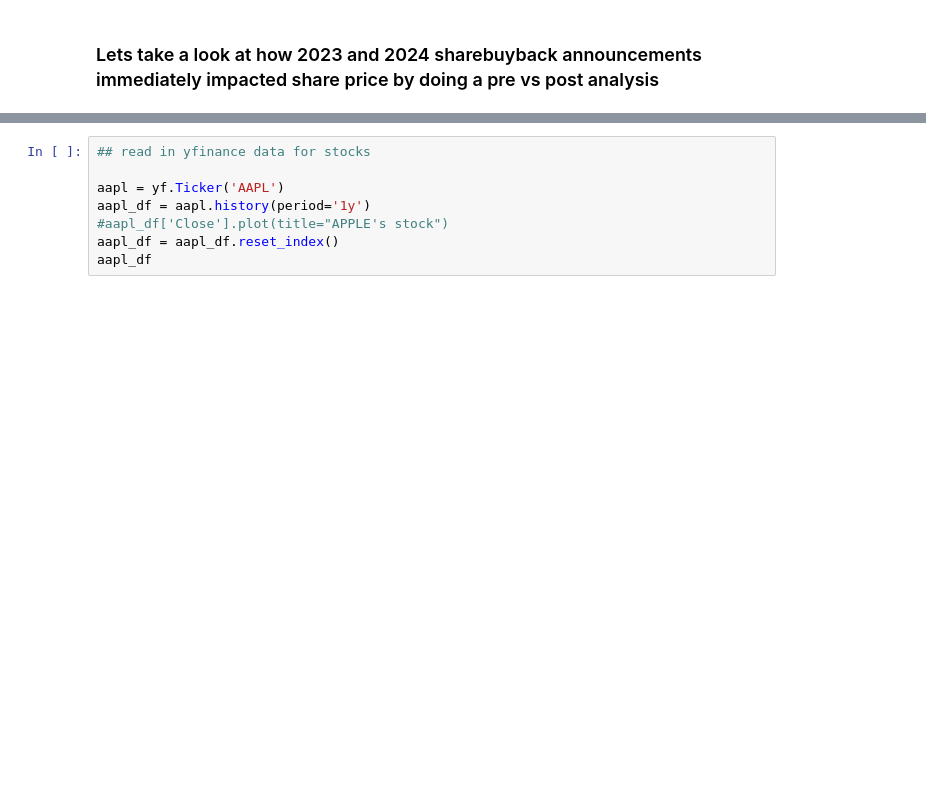
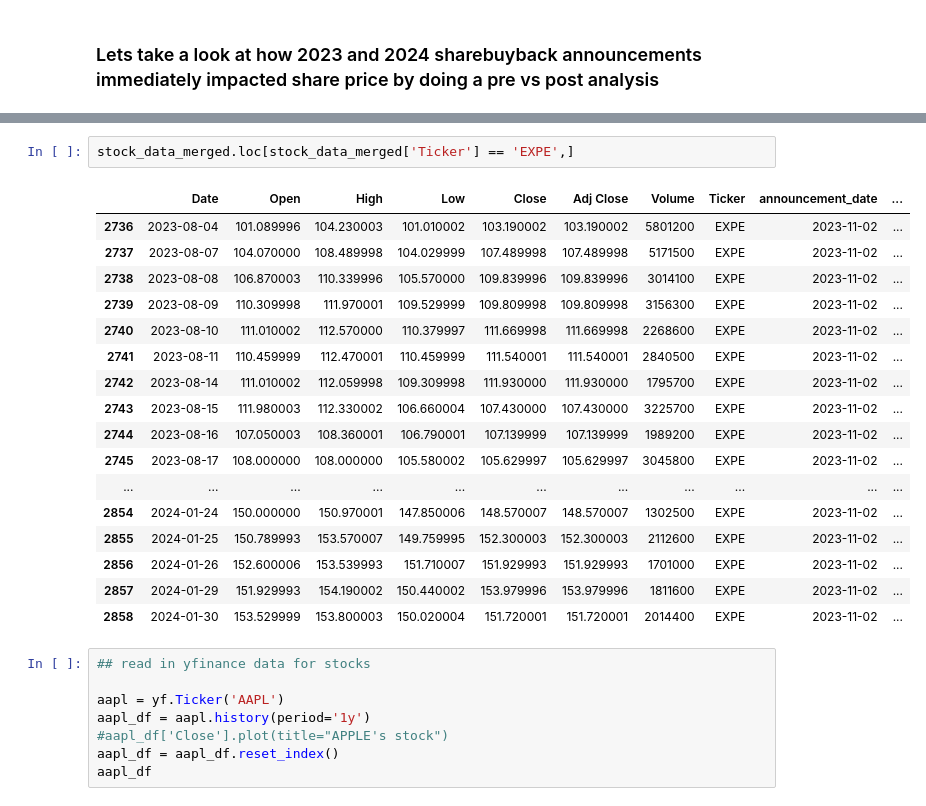
Before and after one commit to sritejachavva/sri_avi_blog_posts, a Jupyter notebook: share_buybacks/Buyback_Analysis.ipynb, the cells around one changed output, grey strips where cells are left out. Saved outputs shown, nothing was run; the diff lists cells and outputs as text; blank space fills up the shorter version.

```diff
--- a/share_buybacks/Buyback_Analysis.ipynb
+++ b/share_buybacks/Buyback_Analysis.ipynb
@@ -200,3 +220,23 @@ fig.show()
+# %%
+stock_data_merged.loc[stock_data_merged['Ticker'] == 'EXPE',]
+# %% [output]
+|  | Date | Open | High | Low | Close | Adj Close | Volume | Ticker | announcement_date | ... |
+| 2736 | 2023-08-04 | 101.089996 | 104.230003 | 101.010002 | 103.190002 | 103.190002 | 5801200 | EXPE | 2023-11-02 | ... |
+| 2737 | 2023-08-07 | 104.070000 | 108.489998 | 104.029999 | 107.489998 | 107.489998 | 5171500 | EXPE | 2023-11-02 | ... |
+| 2738 | 2023-08-08 | 106.870003 | 110.339996 | 105.570000 | 109.839996 | 109.839996 | 3014100 | EXPE | 2023-11-02 | ... |
+| 2739 | 2023-08-09 | 110.309998 | 111.970001 | 109.529999 | 109.809998 | 109.809998 | 3156300 | EXPE | 2023-11-02 | ... |
+| 2740 | 2023-08-10 | 111.010002 | 112.570000 | 110.379997 | 111.669998 | 111.669998 | 2268600 | EXPE | 2023-11-02 | ... |
+| 2741 | 2023-08-11 | 110.459999 | 112.470001 | 110.459999 | 111.540001 | 111.540001 | 2840500 | EXPE | 2023-11-02 | ... |
+| 2742 | 2023-08-14 | 111.010002 | 112.059998 | 109.309998 | 111.930000 | 111.930000 | 1795700 | EXPE | 2023-11-02 | ... |
+| 2743 | 2023-08-15 | 111.980003 | 112.330002 | 106.660004 | 107.430000 | 107.430000 | 3225700 | EXPE | 2023-11-02 | ... |
+| 2744 | 2023-08-16 | 107.050003 | 108.360001 | 106.790001 | 107.139999 | 107.139999 | 1989200 | EXPE | 2023-11-02 | ... |
+| 2745 | 2023-08-17 | 108.000000 | 108.000000 | 105.580002 | 105.629997 | 105.629997 | 3045800 | EXPE | 2023-11-02 | ... |
+| ... | ... | ... | ... | ... | ... | ... | ... | ... | ... | ... |
+| 2854 | 2024-01-24 | 150.000000 | 150.970001 | 147.850006 | 148.570007 | 148.570007 | 1302500 | EXPE | 2023-11-02 | ... |
+| 2855 | 2024-01-25 | 150.789993 | 153.570007 | 149.759995 | 152.300003 | 152.300003 | 2112600 | EXPE | 2023-11-02 | ... |
+| 2856 | 2024-01-26 | 152.600006 | 153.539993 | 151.710007 | 151.929993 | 151.929993 | 1701000 | EXPE | 2023-11-02 | ... |
+| 2857 | 2024-01-29 | 151.929993 | 154.190002 | 150.440002 | 153.979996 | 153.979996 | 1811600 | EXPE | 2023-11-02 | ... |
+| 2858 | 2024-01-30 | 153.529999 | 153.800003 | 150.020004 | 151.720001 | 151.720001 | 2014400 | EXPE | 2023-11-02 | ... |
 # %%
 ## read in yfinance data for stocks
 
```
Also changed, not shown: parts of 12 cells of this notebook, 3 other files.
